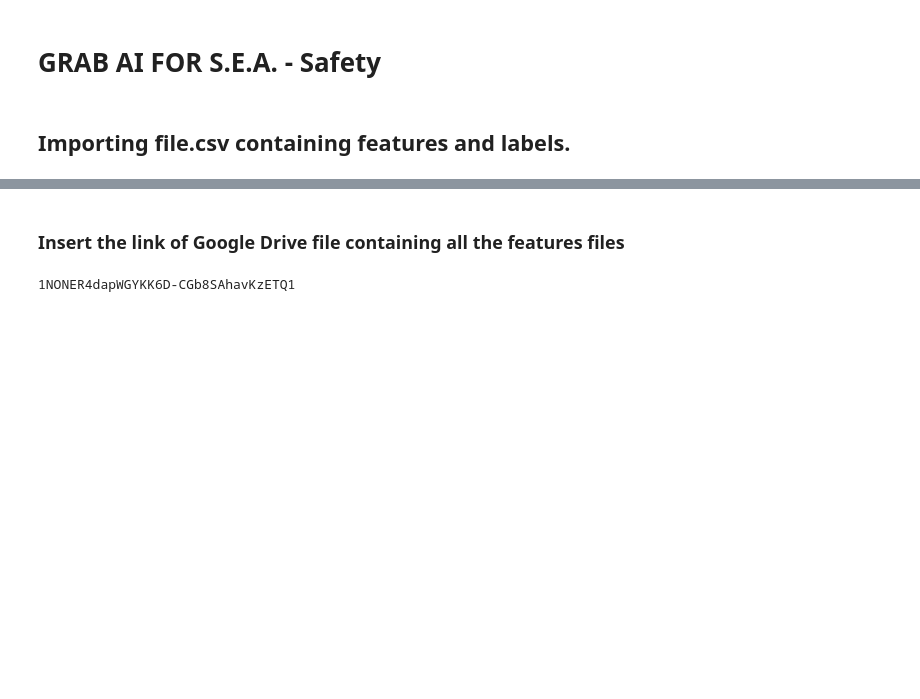
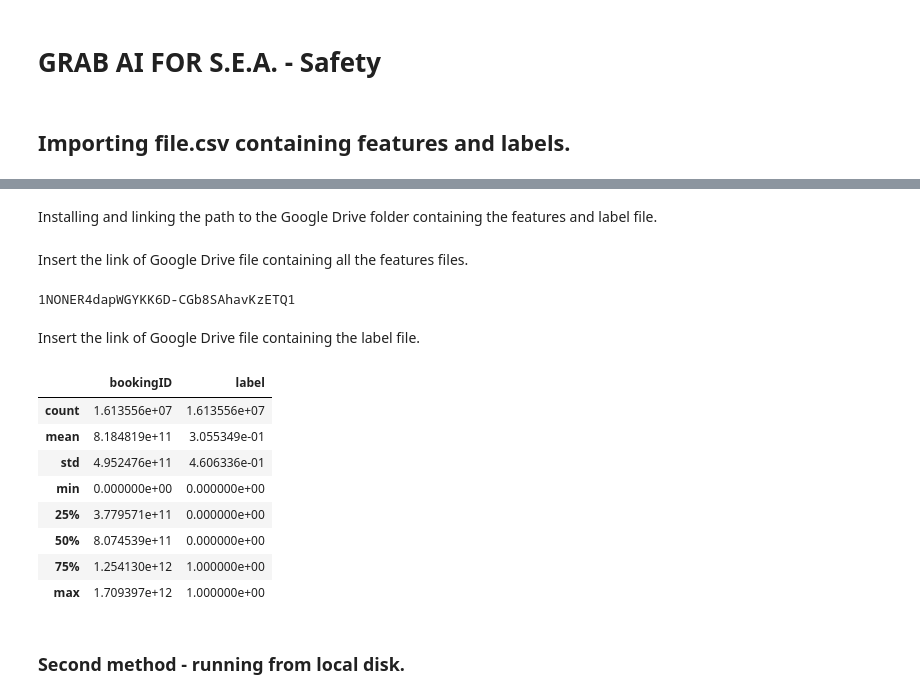
Before and after one commit to yeejingye/GrabAIforSEA_Safety, a Jupyter notebook: GrabAIforSEA_Safety.ipynb, the cells around one changed output, grey strips where cells are left out. Cells and saved outputs as stored; diff of their text form; code cells hidden in the pictures; blank space fills up the shorter version.

Commit message:
Created using Google Colab ^_^.

```diff
--- a/GrabAIforSEA_Safety.ipynb
+++ b/GrabAIforSEA_Safety.ipynb
@@ -5,3 +9,5 @@
+# %% [markdown]
+Installing and linking the path to the Google Drive folder containing the features and label file.
 # %%
 # Code to read csv file into Colaboratory:
 !pip install -U -q PyDrive
@@ -15,35 +21,51 @@ gauth = GoogleAuth()
 gauth.credentials = GoogleCredentials.get_application_default()
 drive = GoogleDrive(gauth)
 # %% [markdown]
-### **Insert the link of Google Drive file containing all the features files**
+Insert the link of Google Drive file containing all the features files.
+# %%
+# Declare the Google Drive file link.
+## The sample of the link: 'https://drive.google.com/open?id=1NONER4dapWGYKK6D-CGb8SAhavKzETQ1'
+link = 'https://drive.google.com/open?id=1NONER4dapWGYKK6D-CGb8SAhavKzETQ1'
+
+# Acquiring the id after the equal sign in the shareable link
+fluff, id = link.split('=')
+print (id)
+
+# Read and store data in pandas dataframe
+import pandas as pd
+downloaded = drive.CreateFile({'id':id})
+downloaded.GetContentFile('full.csv')
+data_df = pd.read_csv('full.csv')
+
+# Sorting the dataframe by bookingID
+data_df = data_df.sort_values('bookingID')
+# %% [output]
+1NONER4dapWGYKK6D-CGb8SAhavKzETQ1
+# %% [markdown]
+Insert the link of Google Drive file containing the label file.
 # %%
 # Declare the Google Drive file link.
 ## The sample of the link: 'https://drive.google.com/open?id=1NONER4dapWGYKK6D-CGb8SAhavKzETQ1'
 link = 'https://drive.google.com/open?id=1NONER4dapWGYKK6D-CGb8SAhavKzETQ1'
 
 # Acquiring the id after the equal sign in the shareable link
 fluff, id = link.split('=')
 print (id)
 
-# Read and store in pandas dataframe
+# Read and store data in pandas dataframe
 import pandas as pd
 downloaded = drive.CreateFile({'id':id})
-downloaded.GetContentFile('full.csv')
-file = pd.read_csv('full.csv')
+downloaded.GetContentFile('label.csv')
+label_df = pd.read_csv('label.csv')
+# %% [output]
+|  | bookingID | label |
+| count | 1.613556e+07 | 1.613556e+07 |
+| mean | 8.184819e+11 | 3.055349e-01 |
+| std | 4.952476e+11 | 4.606336e-01 |
+| min | 0.000000e+00 | 0.000000e+00 |
+| 25% | 3.779571e+11 | 0.000000e+00 |
+| 50% | 8.074539e+11 | 0.000000e+00 |
+| 75% | 1.254130e+12 | 1.000000e+00 |
+| max | 1.709397e+12 | 1.000000e+00 |
-# %%
-# IMPORT THE FEATURES
-
-# Import the shareable link
-link = 'https://drive.google.com/open?id=1NONER4dapWGYKK6D-CGb8SAhavKzETQ1'
-
-# Acquiring the id after the equal sign in the shareable link
-fluff, id = link.split('=')
-print (id)
-
-# Read and store in pandas dataframe
-import pandas as pd
-downloaded = drive.CreateFile({'id':id})
-downloaded.GetContentFile('full.csv')
-file = pd.read_csv('full.csv')
-# %% [output]
-1NONER4dapWGYKK6D-CGb8SAhavKzETQ1
+# %% [markdown]
+### Second method - running from local disk.
```
Also changed, not shown: parts of 27 cells of this notebook.
